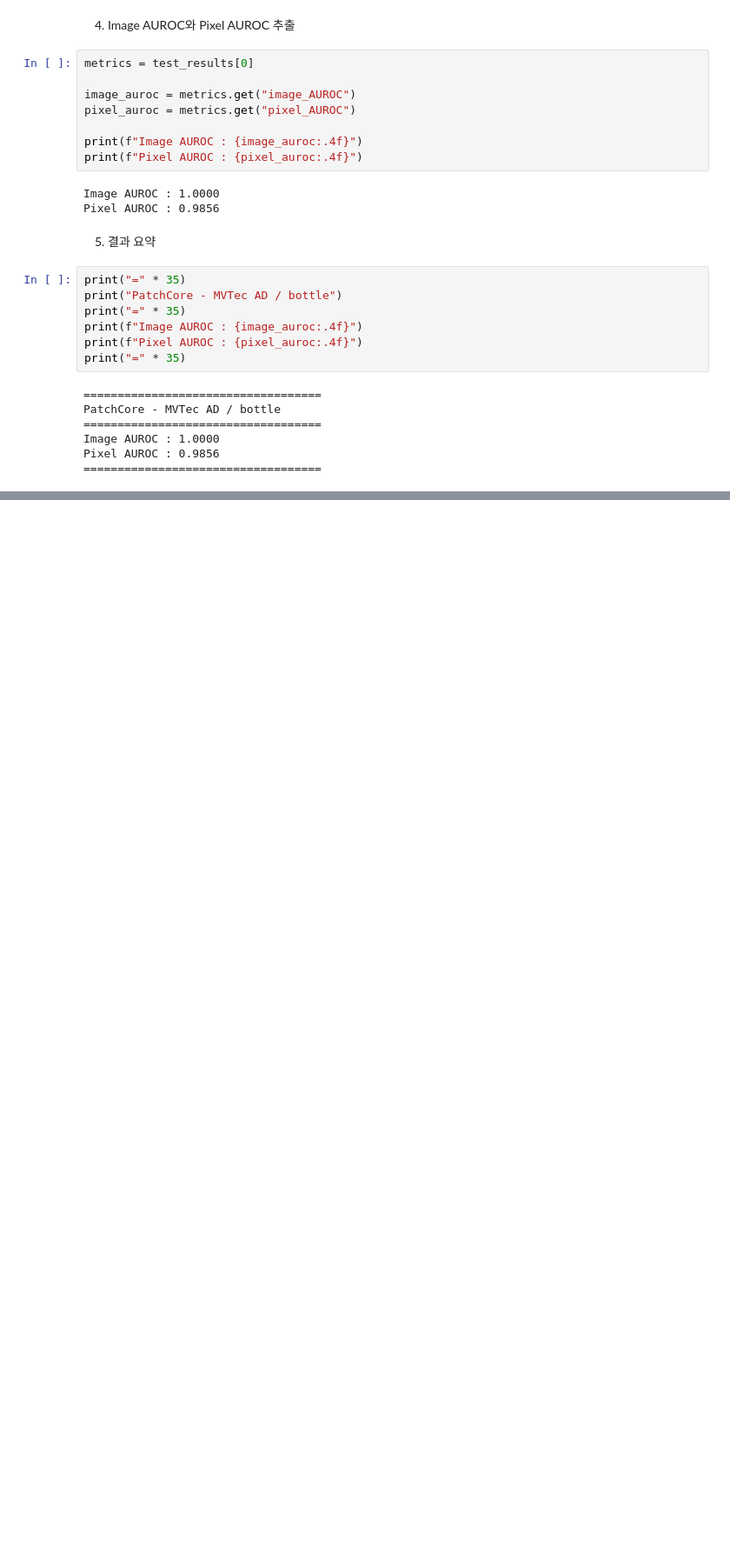
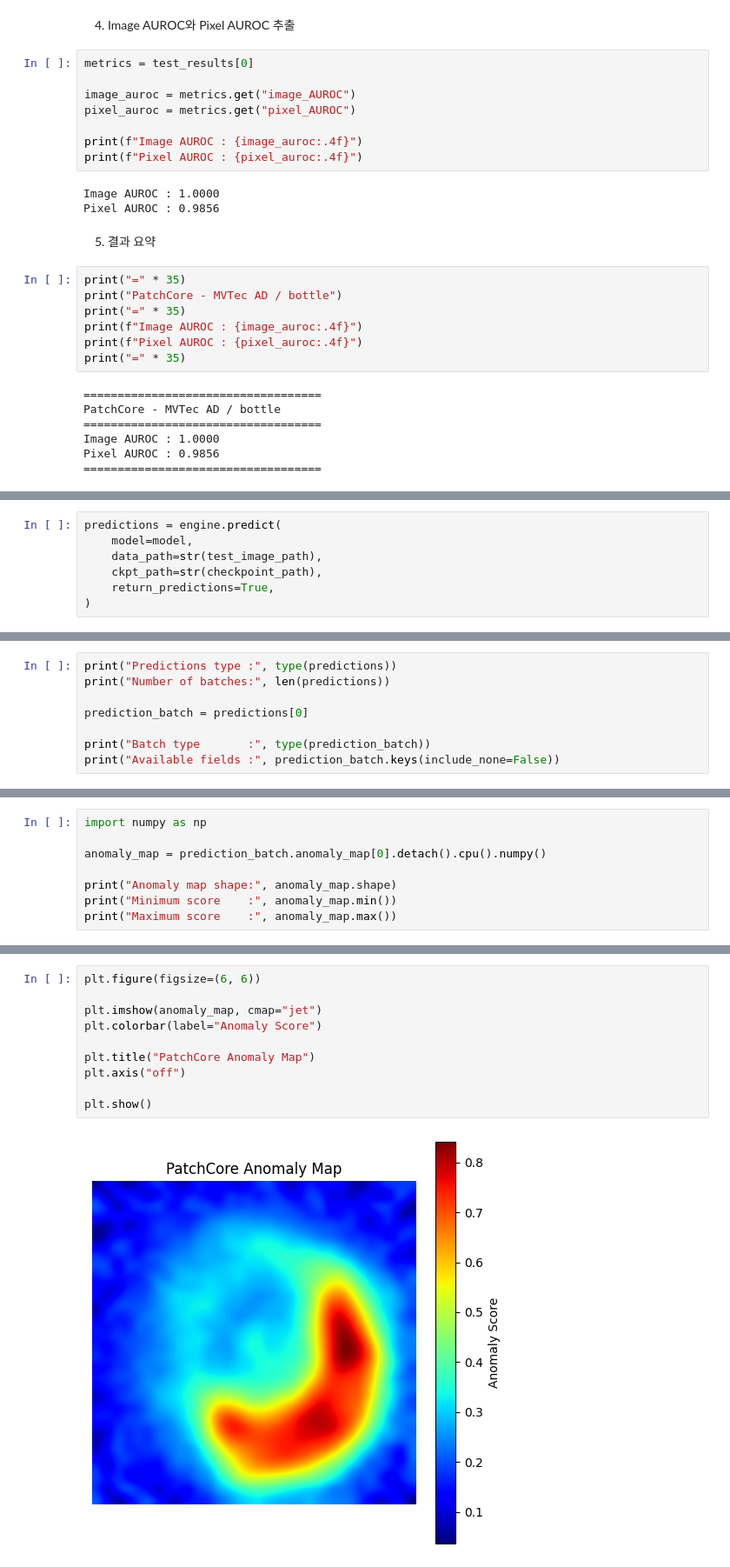
Before and after one commit to minwoo1119/edge-anomaly-detection, a Jupyter notebook: notebooks/anomaly_evaluation.ipynb, the cells around one changed output, grey strips where cells are left out. Shown at 87% size. Drawn from its saved outputs; the diff is of its cells as text; blank space fills up the shorter version.

```diff
--- a/notebooks/anomaly_evaluation.ipynb
+++ b/notebooks/anomaly_evaluation.ipynb
@@ -163,0 +216,7 @@ Pixel AUROC : 0.9856
+# %%
+predictions = engine.predict(
+    model=model,
+    data_path=str(test_image_path),
+    ckpt_path=str(checkpoint_path),
+    return_predictions=True,
+)
@@ -163,0 +231,8 @@ Pixel AUROC : 0.9856
+# %%
+print("Predictions type :", type(predictions))
+print("Number of batches:", len(predictions))
+
+prediction_batch = predictions[0]
+
+print("Batch type       :", type(prediction_batch))
+print("Available fields :", prediction_batch.keys(include_none=False))
@@ -163,0 +258,8 @@ Pixel AUROC : 0.9856
+# %%
+import numpy as np
+
+anomaly_map = prediction_batch.anomaly_map[0].detach().cpu().numpy()
+
+print("Anomaly map shape:", anomaly_map.shape)
+print("Minimum score    :", anomaly_map.min())
+print("Maximum score    :", anomaly_map.max())
@@ -163,0 +272,12 @@ Pixel AUROC : 0.9856
+# %%
+plt.figure(figsize=(6, 6))
+
+plt.imshow(anomaly_map, cmap="jet")
+plt.colorbar(label="Anomaly Score")
+
+plt.title("PatchCore Anomaly Map")
+plt.axis("off")
+
+plt.show()
+# %% [output]
+[figure, added]
```
Also changed, not shown: parts of 24 cells of this notebook.
